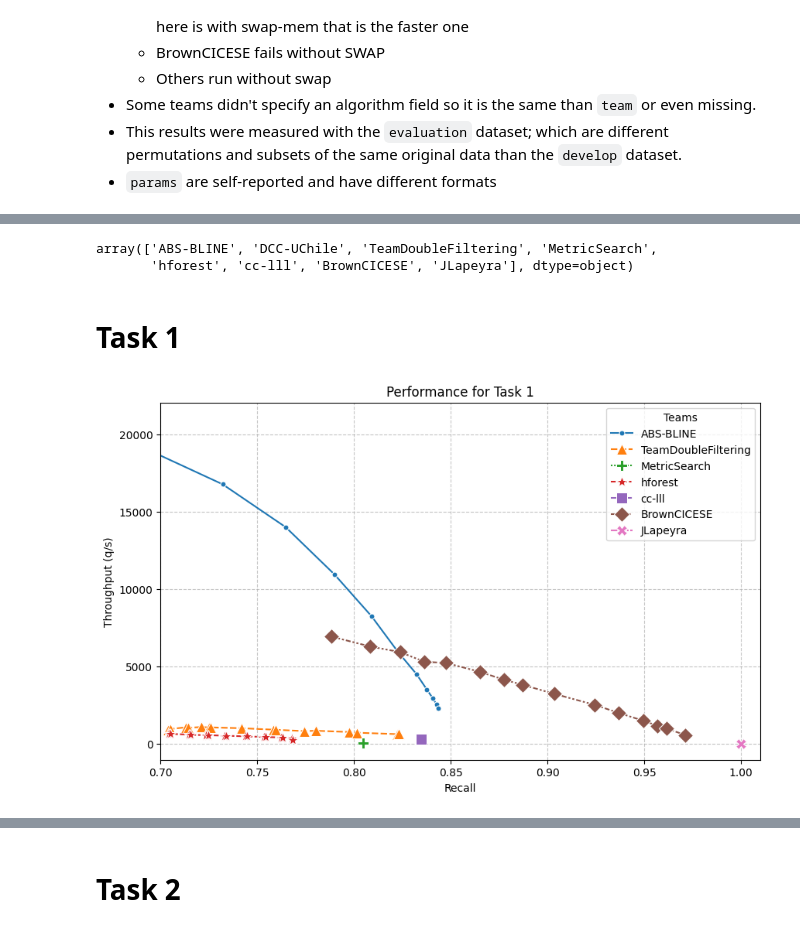
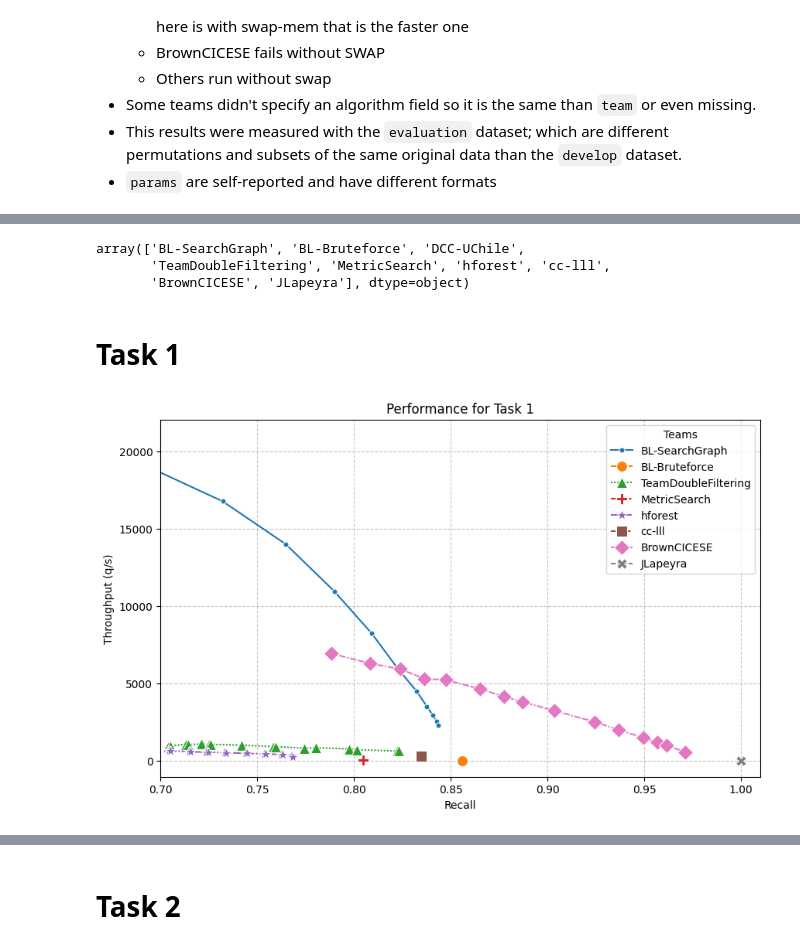
Before and after one commit to sisap-challenges/challenge2025, a Jupyter notebook: results.ipynb, the cells around one changed output, grey strips where cells are left out. Cells and saved outputs as stored; diff of their text form; code cells hidden in the pictures.

```diff
--- a/results.ipynb
+++ b/results.ipynb
@@ -34,39 +34,50 @@ df
 # %%
+def nickname(name):
+    if name == "ABS-BLINE":
+        return "BL-SearchGraph"
+    elif name == "BF-BLINE":
+        return "BL-Bruteforce"
+    else:
+        return name
+
+df["team"] = df.team.map(nickname)
 df.team.unique()
 # %% [output]
-array(['ABS-BLINE', 'DCC-UChile', 'TeamDoubleFiltering', 'MetricSearch',
-       'hforest', 'cc-lll', 'BrownCICESE', 'JLapeyra'], dtype=object)
+array(['BL-SearchGraph', 'BL-Bruteforce', 'DCC-UChile',
+       'TeamDoubleFiltering', 'MetricSearch', 'hforest', 'cc-lll',
+       'BrownCICESE', 'JLapeyra'], dtype=object)
 # %% [markdown]
 # Task 1
 # %%
 plt.figure(figsize=(10, 6))
 #task1 = df[df.task == 'task1']
 task1 = df.query("task == 'task1'")
 M = {
-    'ABS-BLINE' : '.',
+    'BL-SearchGraph' : '.',
+    'BL-Bruteforce' : 'o',
     'DCC-UChile' : 'v',
     'TeamDoubleFiltering': '^',
     'MetricSearch': 'P',
     'hforest': '*',
     'cc-lll': 's',
     'BrownCICESE': 'D',
     'JLapeyra': 'X'
 }
 
 #sns.scatterplot(x='recall', y='throughput', hue='team', style='team', markers=True, s=70, data=task1)
 sns.lineplot(x='recall', y='throughput', hue='team', style='team', markers=M, markersize=10, data=task1)
 #sns.lineplot(x='recall', y='throughput', hue='team', data=task1)
 
 plt.title('Performance for Task 1')
 plt.xlabel('Recall')
 plt.ylabel('Throughput (q/s)')
 plt.xlim(((0.7, 1.01)))
 plt.legend(title='Teams')
 plt.grid(True, linestyle='--', alpha=0.7)
 plt.savefig("fig-task1.png", dpi=300, bbox_inches='tight')
 plt.show()
 # %% [output]
-[figure, old version]
+[figure, new version]
 # %%
 R = {
     'team': [],
```
Also changed, not shown: parts of 4 cells of this notebook.
